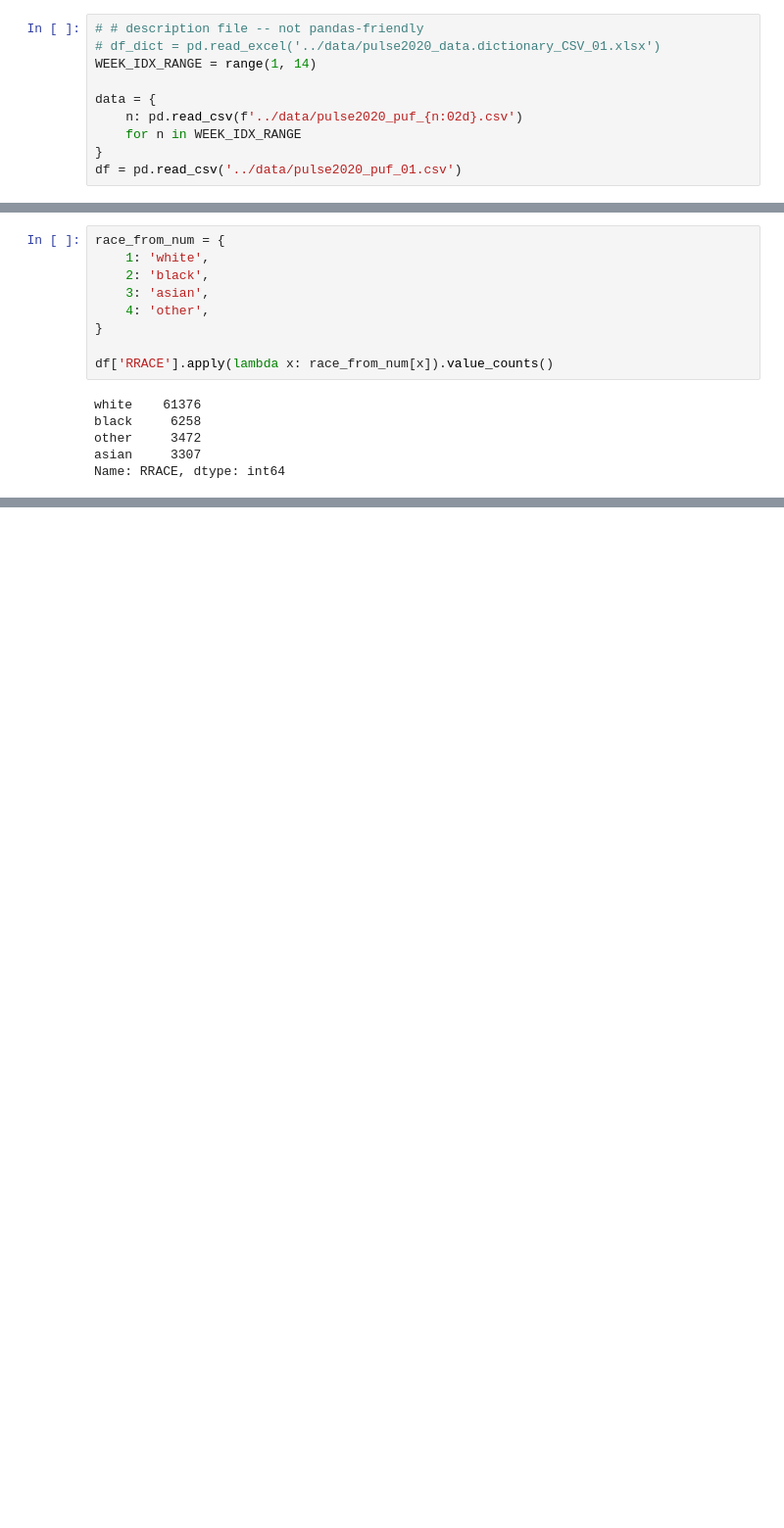
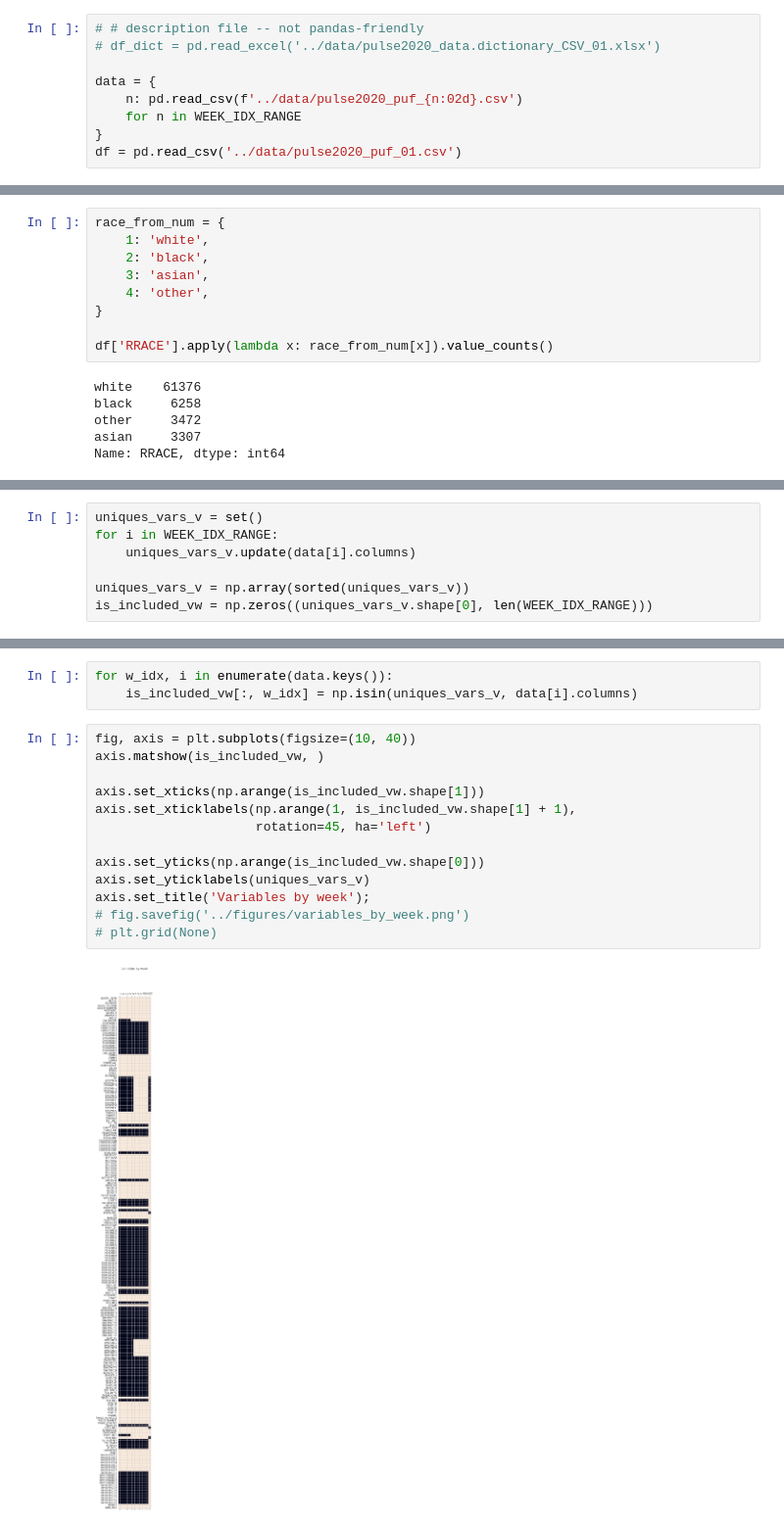
Before and after one commit to evdelph/DS4A-Women-Summit, a Jupyter notebook: notebooks/EDA_marina.ipynb, the cells around one changed output, grey strips where cells are left out. Shown: that part at 98% size. Drawn from its saved outputs; the diff is of its cells as text; blank space fills up the shorter version.

Commit message:
added plot variables by week

```diff
--- a/notebooks/EDA_marina.ipynb
+++ b/notebooks/EDA_marina.ipynb
@@ -8,7 +20,6 @@ import matplotlib.pyplot as plt
 # %%
 # # description file -- not pandas-friendly
 # df_dict = pd.read_excel('../data/pulse2020_data.dictionary_CSV_01.xlsx')
-WEEK_IDX_RANGE = range(1, 14)
 
 data = {
     n: pd.read_csv(f'../data/pulse2020_puf_{n:02d}.csv')
@@ -143,0 +155,7 @@ var = 'WRKLOSS'
+# %%
+uniques_vars_v = set()
+for i in WEEK_IDX_RANGE:
+    uniques_vars_v.update(data[i].columns)
+
+uniques_vars_v = np.array(sorted(uniques_vars_v))
+is_included_vw = np.zeros((uniques_vars_v.shape[0], len(WEEK_IDX_RANGE)))
@@ -143,0 +175,18 @@ var = 'WRKLOSS'
+# %%
+for w_idx, i in enumerate(data.keys()):
+    is_included_vw[:, w_idx] = np.isin(uniques_vars_v, data[i].columns)
+# %%
+fig, axis = plt.subplots(figsize=(10, 40))
+axis.matshow(is_included_vw, )
+
+axis.set_xticks(np.arange(is_included_vw.shape[1]))
+axis.set_xticklabels(np.arange(1, is_included_vw.shape[1] + 1),
+                     rotation=45, ha='left')
+
+axis.set_yticks(np.arange(is_included_vw.shape[0]))
+axis.set_yticklabels(uniques_vars_v)
+axis.set_title('Variables by week');
+# fig.savefig('../figures/variables_by_week.png')
+# plt.grid(None)
+# %% [output]
+[figure, added]
```
Also changed, not shown: parts of 31 cells of this notebook, 1 other file.
